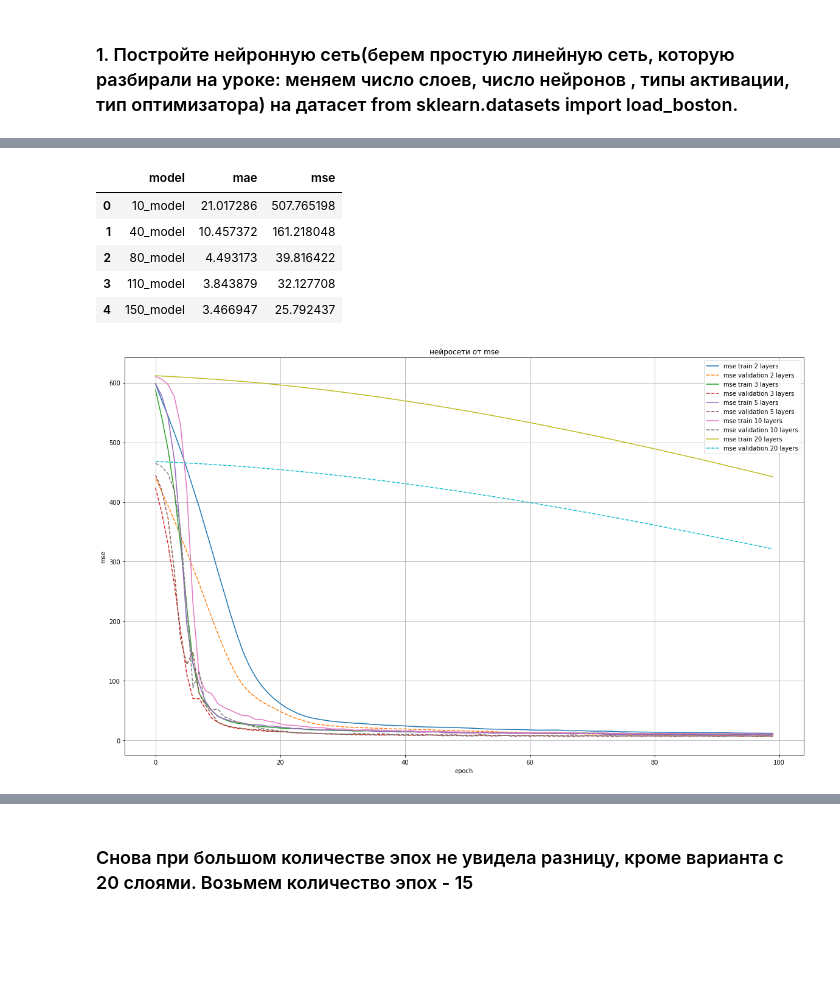
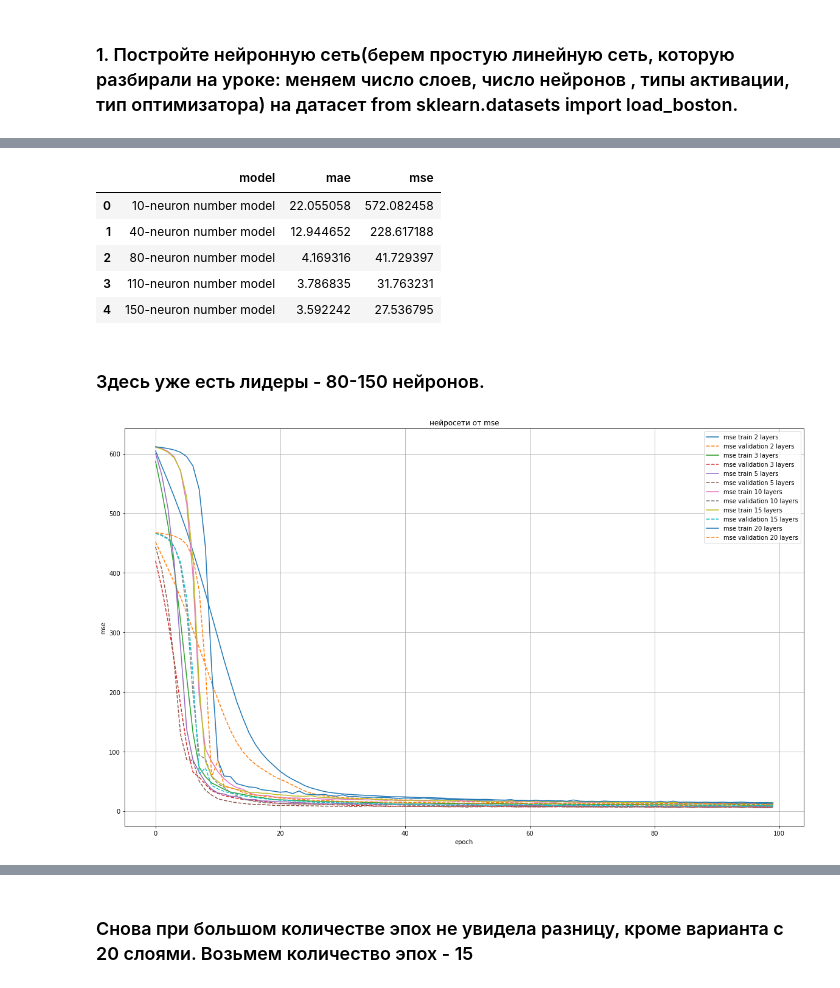
Before and after one commit to myselfadmirer/Neural_networks, a Jupyter notebook: lesson3/lesson3.ipynb, the cells around one changed output, grey strips where cells are left out. Cells and saved outputs as stored; diff of their text form; code cells hidden in the pictures; blank space fills up the shorter version.

```diff
--- a/lesson3/lesson3.ipynb
+++ b/lesson3/lesson3.ipynb
@@ -163,12 +174,12 @@ print(normalizer.mean.numpy())
 # Изменяем число нейронов
 
 neuron_numb = [10, 40, 80, 110, 150]
-test_results = {}
+test_results = []
 
 plt.figure(figsize=(20,12))
 
 for n in neuron_numb:
-    name=f'{n}_model'
+    name=f'{n}-neuron number model'
     model = Sequential([
       normalizer,
       layers.Dense(n / 2, activation='relu'),
@@ -217,7 +229,7 @@ test_results = []
 plt.figure(figsize=(20,12))
 
 for n in neuron_numb:
-    name=f'{n}_model'
+    name=f'{n}-neuron number model'
     model = Sequential([
       normalizer,
       layers.Dense(n / 2, activation='relu'),
@@ -253,51 +265,54 @@ plt.show()
 pd.DataFrame(test_results, columns=['model', 'mae', 'mse'])
 # %% [output]
 |  | model | mae | mse |
-| 0 | 10_model | 21.017286 | 507.765198 |
-| 1 | 40_model | 10.457372 | 161.218048 |
-| 2 | 80_model | 4.493173 | 39.816422 |
-| 3 | 110_model | 3.843879 | 32.127708 |
-| 4 | 150_model | 3.466947 | 25.792437 |
+| 0 | 10-neuron number model | 22.055058 | 572.082458 |
+| 1 | 40-neuron number model | 12.944652 | 228.617188 |
+| 2 | 80-neuron number model | 4.169316 | 41.729397 |
+| 3 | 110-neuron number model | 3.786835 | 31.763231 |
+| 4 | 150-neuron number model | 3.592242 | 27.536795 |
+# %% [markdown]
+### Здесь уже есть лидеры - 80-150 нейронов.
 # %%
 # Изменяем число слоев
 
 neuron_numb = 120
-layers_numb = [2, 3, 5, 10, 20]
+layers_numb = [2, 3, 5, 10, 15, 20]
+test_results = []
 
 plt.figure(figsize=(20,12))
 
-for layers in layers_numb:
-    name=f'{layers}-layer_model'
+for l_num in layers_numb:
+    name=f'{l_num}-layer_model'
     model = Sequential(normalizer)
 
-    for k in range(layers-1):
-        model.add(Dense(neuron_numb / (layers-1), activation='relu'))
+    for k in range(l_num-1):
+        model.add(Dense(neuron_numb / (l_num-1), activation='relu'))
 
     model.add(Dense(1, activation='linear'))
 
     model.compile(
         optimizer='adam',
         loss='mean_absolute_error',
         metrics=['mse'])
 
     model_history = model.fit(
     train_features, train_labels,
     validation_split=0.2,
     verbose=0, epochs=100)
 
-    plt.plot(model_history.history['mse'], '-', label = f'mse train {layers} layers')
-    plt.plot(model_history.history['val_mse'], '--', label = f'mse validation {layers} layers')
+    plt.plot(model_history.history['mse'], '-', label = f'mse train {l_num} layers')
+    plt.plot(model_history.history['val_mse'], '--', label = f'mse validation {l_num} layers')
 
     mae, mse = model.evaluate(test_features, test_labels, verbose=0)
     test_results.append([name, mae, mse])
 
 plt.legend()
 plt.grid('On')
 plt.title('нейросети от mse')
 plt.xlabel('epoch')
 plt.ylabel('mse')
 plt.show()
 # %% [output]
-[figure, old version]
+[figure, new version]
 # %%
 pd.DataFrame(test_results, columns=['model', 'mae', 'mse'])
```
Also changed, not shown: parts of 16 cells of this notebook.
